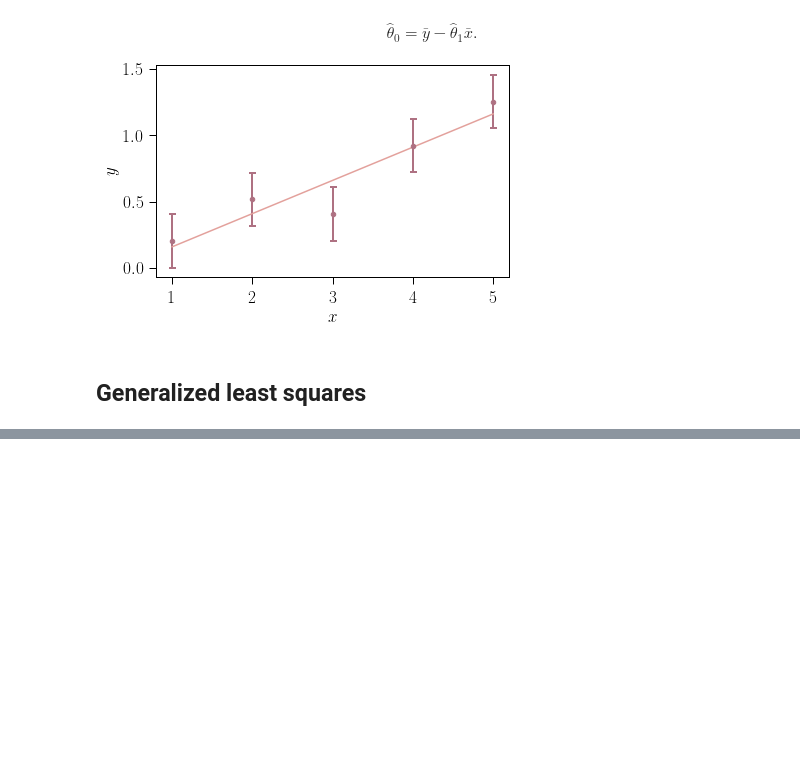
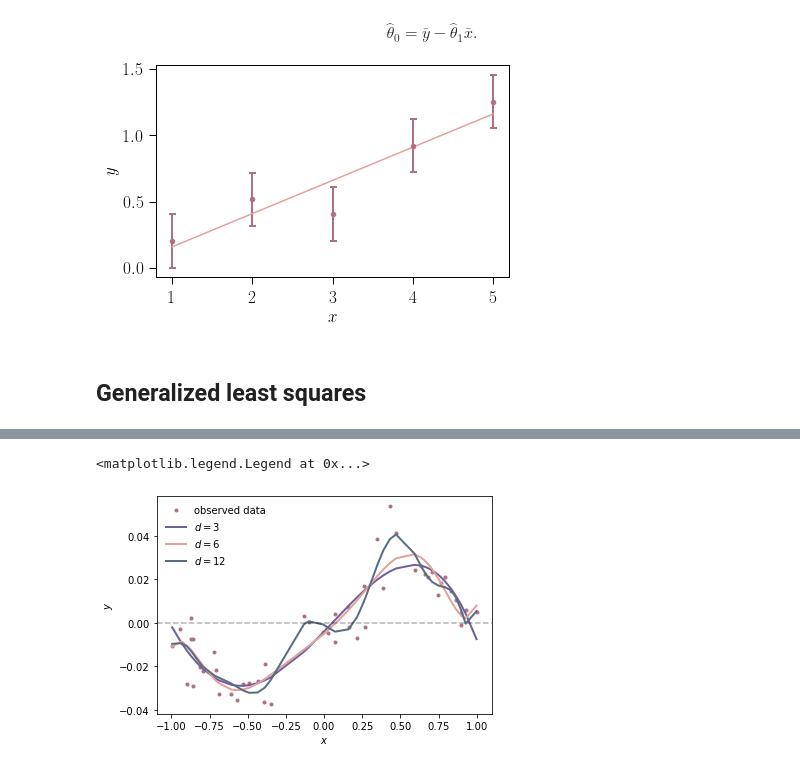
Before and after one commit to krtktwri/stat_methods_AIfA_2023, a Jupyter notebook: lecture_05/L05_least-squares.ipynb, the cells around one changed output, grey strips where cells are left out. Saved outputs shown, nothing was run; the diff lists cells and outputs as text; code cells hidden in the pictures; blank space fills up the shorter version.

```diff
--- a/lecture_05/L05_least-squares.ipynb
+++ b/lecture_05/L05_least-squares.ipynb
@@ -39,0 +77,20 @@ It is important to note that linear least squares regression assumes a model lin
+# %%
+def polynom_fit(xi, yi, deg):
+    """
+    Fits a linear polynomial to the data points xi, yi.
+    Args:
+    xi (:obj:`integer`, `float` or `array`): x coordinates of points to fit
+    yi (:obj:`integer`, `float` or `array`): y coordinates of points to fit
+    deg (:obj:`integer` or `float`): degree of polynomial
+
+    Returns:
+        res (:obj:`integer`, `float` or `array`): best fit wavelet coefficients
+        X (:obj:`integer`, `float` or `array`): least squares coefficient matrix
+    """
+
+    X = np.zeros((xi.shape[0], deg+1))
+    for i in range(deg+1):
+        X[:, i] = xi**i
+    res = np.linalg.lstsq(X, yi, rcond=None)
+
+    return res[0], X
@@ -39,0 +99,25 @@ It is important to note that linear least squares regression assumes a model lin
+# %%
+res = []
+X = []
+fit = []
+
+for deg in range(1, 14):
+    res_temp, X_temp = polynom_fit(x, y, deg)
+    fit_temp = np.dot(X_temp, res_temp)
+    res.append(res_temp)
+    X.append(X_temp)
+    fit.append(fit_temp)
+# %%
+sorted_ind = np.argsort(x)
+
+plt.plot(x, y, '.', c='#AE7182', label='observed data')
+plt.plot(x[sorted_ind], fit[3][sorted_ind], color='#725e9c', label=r'$d={}$'.format(3), linewidth=2)
+plt.plot(x[sorted_ind], fit[6][sorted_ind], color='#e3a19c', label=r'$d={}$'.format(6), linewidth=2)
+plt.plot(x[sorted_ind], fit[12][sorted_ind], color='#596d82', label=r'$d={}$'.format(12), linewidth=2)
+plt.axhline(0, c='k', linestyle='--', alpha=0.3)
+plt.xlabel(r'$x$')
+plt.ylabel(r'$y$')
+plt.legend(frameon=False, loc='upper left')
+# %% [output]
+<matplotlib.legend.Legend at 0x...>
+[figure, added]
```
Also changed, not shown: parts of 14 cells of this notebook.
